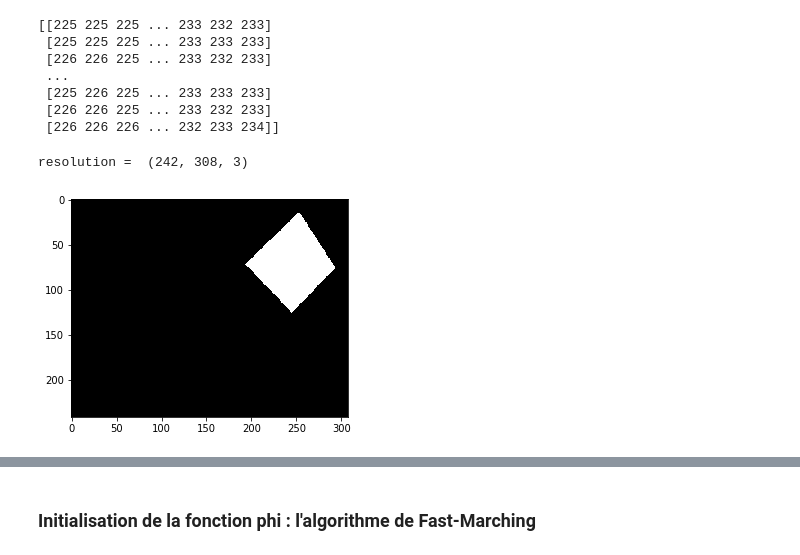
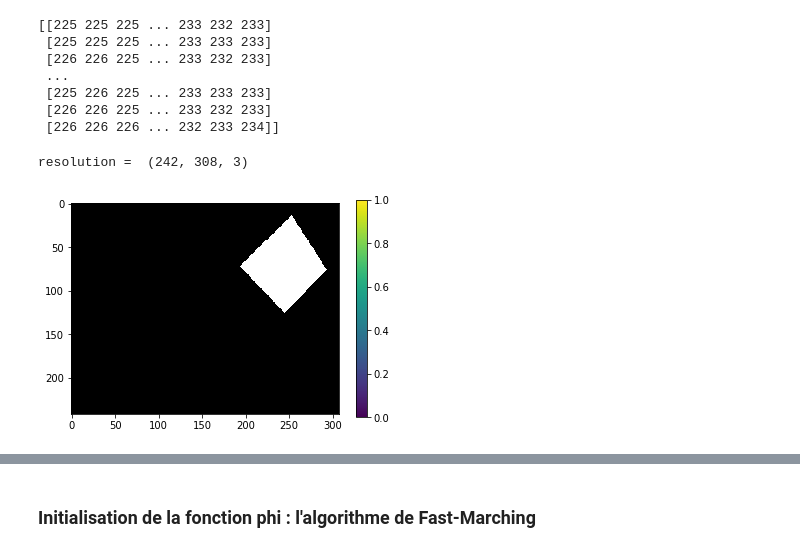
Before and after one commit to barney11/Segmentation-Mini---Projet, a Jupyter notebook: SegmentationProject.ipynb, the cells around one changed output, grey strips where cells are left out. Drawn from its saved outputs; the diff is of its cells as text; code cells hidden in the pictures.

```diff
--- a/SegmentationProject.ipynb
+++ b/SegmentationProject.ipynb
@@ -41,7 +46,7 @@ print(img[:,:,0])
 
 mask = np.zeros(img.shape[:2],dtype = 'uint8')
 
-c = [194, 253, 293, 245]
+c = [194, 253, 293, 245]m
 r = [72, 14, 76, 125]
 
 rc = np.array((c,r)).T
@@ -49,11 +54,12 @@ rc = np.array((c,r)).T
 cv.drawContours(mask,[rc],0,255,-1)
 cv.drawContours(img,[rc],0,255,2)
 mask = cv.cvtColor(mask,cv.COLOR_GRAY2BGR)
-
+mask = mask/255.0
 res = np.hstack((img,mask))
 # %%
 plt.imshow(mask)
+plt.colorbar()
 print("resolution = ", np.shape(mask))
 # %% [output]
 resolution =  (242, 308, 3)
-[figure, old version]
+[figure, new version]
```
Also changed, not shown: parts of 36 cells of this notebook, 1 other file.
